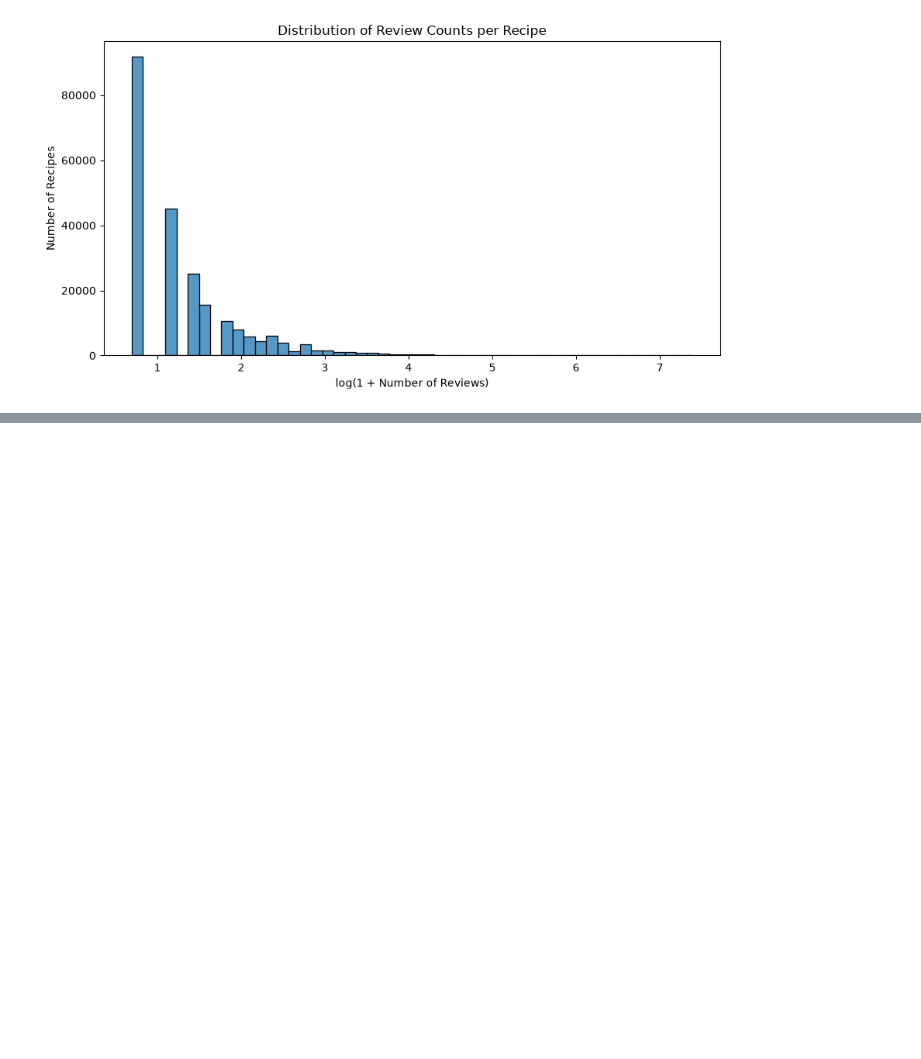
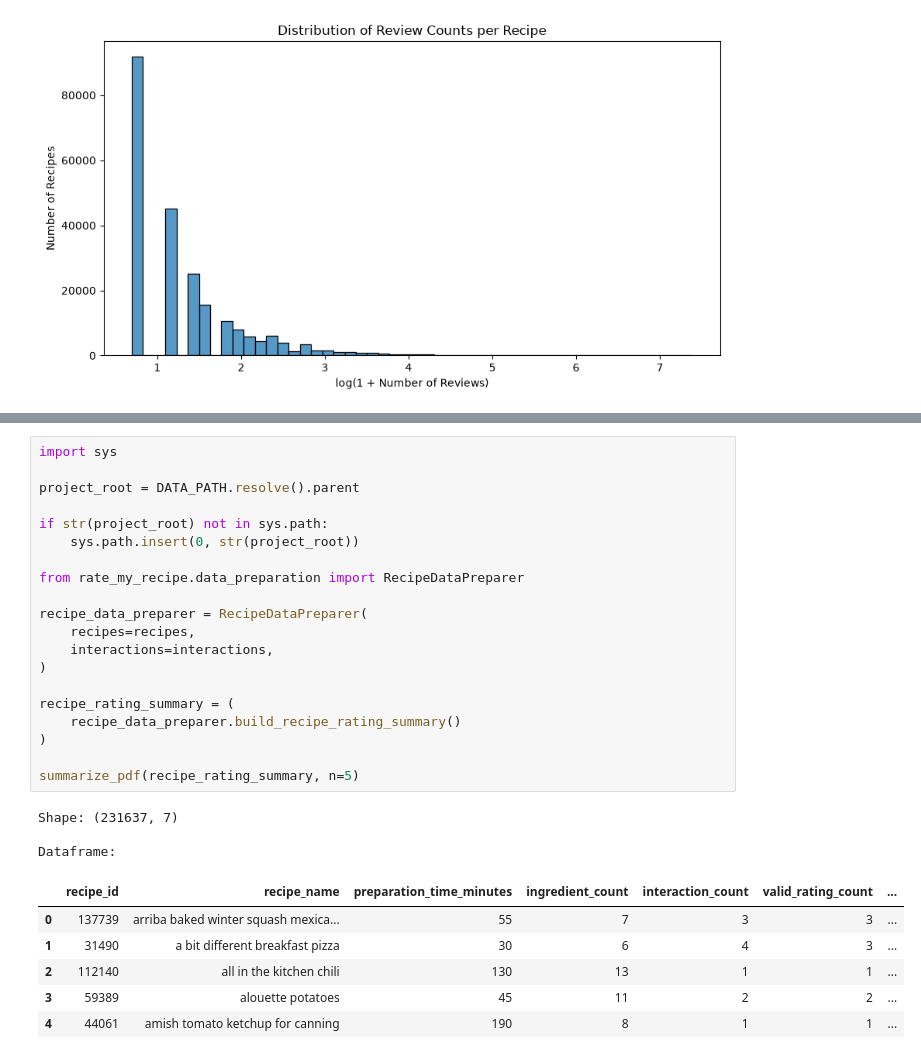
Before and after one commit to erfanesm80/rate-my-recipe, a Jupyter notebook: notebooks/data_exploration.ipynb, the cells around one changed output, grey strips where cells are left out. Drawn from its saved outputs; the diff is of its cells as text; blank space fills up the shorter version.

```diff
--- a/notebooks/data_exploration.ipynb
+++ b/notebooks/data_exploration.ipynb
@@ -306,0 +315,30 @@ dtype: float64
+# %%
+import sys
+
+project_root = DATA_PATH.resolve().parent
+
+if str(project_root) not in sys.path:
+    sys.path.insert(0, str(project_root))
+
+from rate_my_recipe.data_preparation import RecipeDataPreparer
+
+recipe_data_preparer = RecipeDataPreparer(
+    recipes=recipes,
+    interactions=interactions,
+)
+
+recipe_rating_summary = (
+    recipe_data_preparer.build_recipe_rating_summary()
+)
+
+summarize_pdf(recipe_rating_summary, n=5)
+# %% [output]
+Shape: (231637, 7)
+
+Dataframe:
+|  | recipe_id | recipe_name | preparation_time_minutes | ingredient_count | interaction_count | valid_rating_count | ... |
+| 0 | 137739 | arriba baked winter squash mexica... | 55 | 7 | 3 | 3 | ... |
+| 1 | 31490 | a bit different breakfast pizza | 30 | 6 | 4 | 3 | ... |
+| 2 | 112140 | all in the kitchen chili | 130 | 13 | 1 | 1 | ... |
+| 3 | 59389 | alouette potatoes | 45 | 11 | 2 | 2 | ... |
+| 4 | 44061 | amish tomato ketchup for canning | 190 | 8 | 1 | 1 | ... |
```
Also changed, not shown: parts of 2 cells of this notebook, 2 other files.
